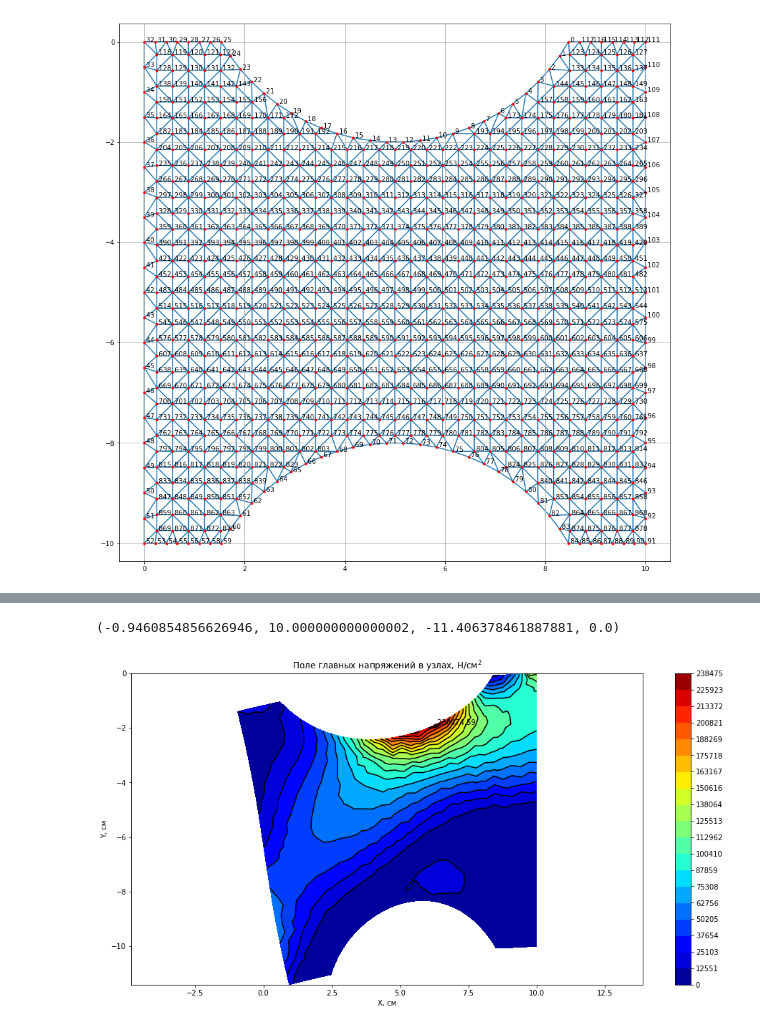
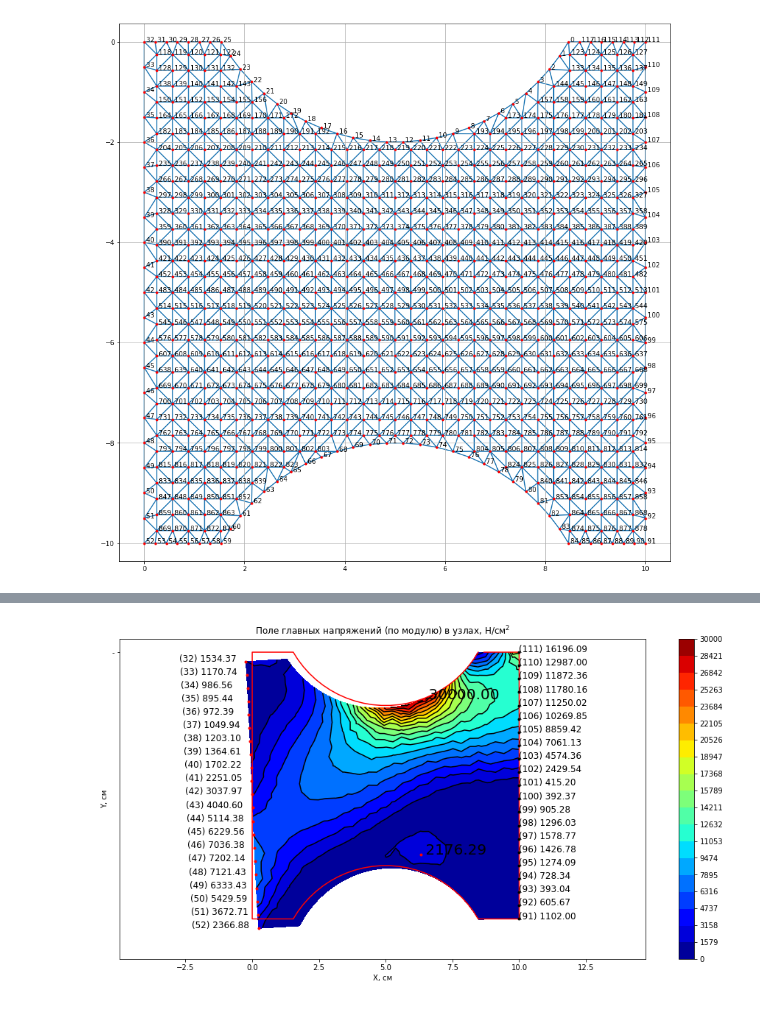
Before and after one commit to alxkorn/ISM, a Jupyter notebook: ISMHW.ipynb, the cells around one changed output, grey strips where cells are left out. Cells and saved outputs as stored; diff of their text form; code cells hidden in the pictures.

```diff
--- a/ISMHW.ipynb
+++ b/ISMHW.ipynb
@@ -400,0 +370,5 @@ scale = 10 # Масштабный коэффициент
+# %%
+sT = 3e4
+# %%
+max_P = scipy.optimize.root(lambda p:(func(p)-sT), 1e5)['x'][0]
+max_P
@@ -401,2 +377,6 @@ scale = 10 # Масштабный коэффициент
+# %%
+U, NodeS1 = FEM(Nodes,simplices,e=2e7,mu=0.27,t=1,p=max_P,fixed_elems=fixed,force_elems=forced,x_alpha=3*np.pi/2,y_alpha=np.pi)
+# %%
+scale = 20
 # %%
 ResNodes = Nodes + scale*U.reshape(-1, 2)
@@ -509,17 +383,4 @@ newNodeS1 = np.abs(NodeS1)
-# %%
-plt.figure(figsize=(16,8))
-levels = np.linspace(0, newNodeS1[i_max], 20)
-handle = plt.tricontourf(ResNodes[:,0], ResNodes[:, 1], simplices, newNodeS1.ravel(), cmap='jet',levels=levels)
-plt.tricontour(ResNodes[:, 0], ResNodes[:, 1], simplices,
-              newNodeS1.ravel(), colors='k', levels=levels)
-plt.plot(ResNodes[i_max,0], ResNodes[i_max,1], '.k')
-plt.text(ResNodes[i_max,0], ResNodes[i_max,1], ' %.2f'%newNodeS1[i_max])
-cb = plt.gcf().colorbar(handle)
-cb.set_ticks(levels)
-plt.title('Поле главных напряжений в узлах, Н/см$^2$')
-plt.xlabel('X, см')
-plt.ylabel('Y, см')
-plt.axis('equal')
-# %% [output]
-(-0.9460854856626946, 10.000000000000002, -11.406378461887881, 0.0)
-[figure, removed]
+# %%
+plot_abs_contour_map(ResNodes,NodeS1,fixed,forced) # по модулю
+# %% [output]
+[figure, added]
```
Also changed, not shown: parts of 57 cells of this notebook.
